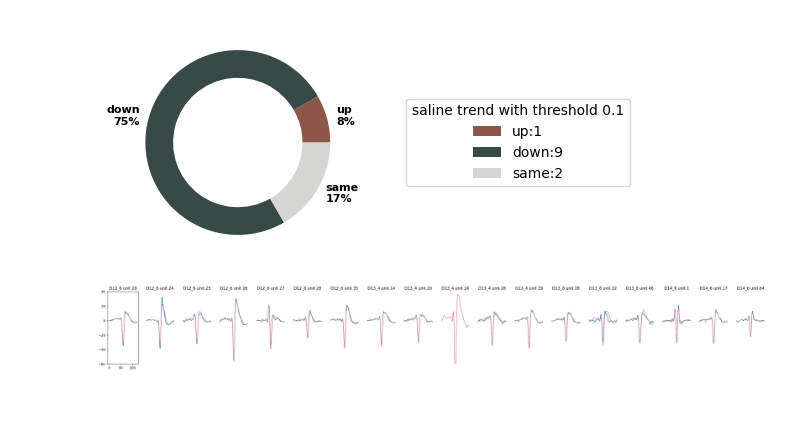
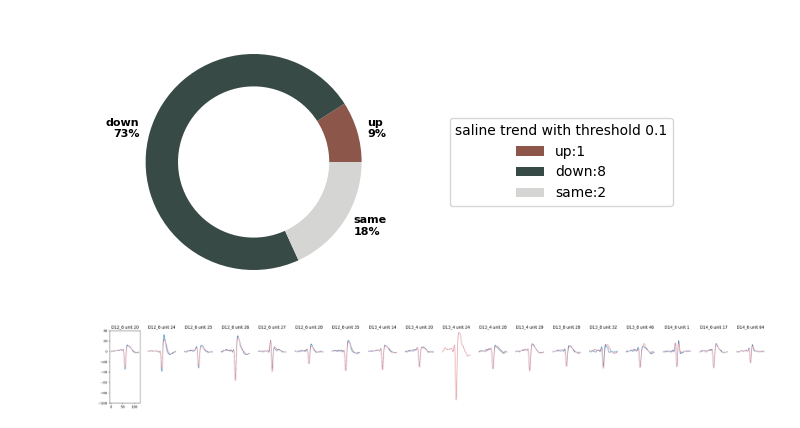
Before and after one commit to xinhez/Ghost_Project-2, a Jupyter notebook: plot_2nd_deepbrain.ipynb, the cells around one changed output. Cells and saved outputs as stored; diff of their text form; code cells hidden in the pictures; blank space fills up the shorter version.

Commit message:
Add drug script.

```diff
--- a/plot_2nd_deepbrain.ipynb
+++ b/plot_2nd_deepbrain.ipynb
@@ -19,7 +19,7 @@ curations = {
         'D12_6': [24,25,27,28,33],
         'D13_4': [14,28],
         'D13_8': [28,31],
-        'D14_6': [1,27,56],
+        'D14_6': [1,27],#,56],
     },
     'drug': {
         'D12_6': [20,24,25,26,27,28,35],
@@ -103,7 +104,7 @@ for subject, subject_units in curations[substance].items():
         ax.plot(template_before, color=palette[f'before-{substance}'])
         ax.plot(template_after, color=palette[f'after-{substance}'])
         ax.set_title(f'{subject} unit {unit_id}')
-        ax.set_ylim(-60, 40)
+        ax.set_ylim(-100, 40)
         if unit_index != 1: ax.set_axis_off()
         unit_index += 1
 
@@ -135,6 +136,7 @@ for subject, subject_units in curations[substance].items():
         waveforms_adatas.append(adata_after)
 
 waveforms_adata = ad.concat(waveforms_adatas, index_unique='#')
+plt.savefig(f'{figure_output_folder}/saline_templates.pdf')
 plt.show()
 plt.clf()
 plt.close('all')
@@ -179,35 +197,36 @@ def count_unit(grouped):
     difference = abs(rate_after - rate_before)
     if difference <= no_change_threshold:
         unit_counts['same'] += 1
     elif rate_after > rate_before:
         unit_counts['up'] += 1
     else:
         unit_counts['down'] += 1
 stats.groupby(['subject', 'unit_id']).apply(count_unit)
 
 fig, ax = plt.subplots(figsize=(6, 3), subplot_kw=dict(aspect="equal"))
 
 counts = list(unit_counts.values())
 trend_counts = [f'{k}:{v}' for k,v in unit_counts.items()]
 trend_percents = [f'{k}\n{v/sum(unit_counts.values())*100:0.0f}%' for k,v in unit_counts.items()]
 
 
 def func(pct, allvals):
     absolute = int(np.round(pct/100.*np.sum(allvals)))
     return f"{pct:.1f}%\n({absolute:d})"
 
 wedges, autotexts = ax.pie(counts, labels=trend_percents,
                                 wedgeprops=dict(width=0.3), colors=['#8C564B', '#374A46', '#d5d5d4'])
 
 ax.legend(wedges, trend_counts,
         title=f'{substance} trend with threshold {no_change_threshold}',
         loc="center left",
         bbox_to_anchor=(1.2, 0, 0.5, 1))
-
+plt.tight_layout()
+plt.savefig(f'{figure_output_folder}/saline_donut.pdf', bbox_inches='tight')
 plt.setp(autotexts, size=8, weight="bold")
 plt.show()
 # %% [output]
-[figure, old version]
+[figure, new version]
 # %%
 sortdate = '240507'
 substance = 'drug'
@@ -260,7 +279,7 @@ for subject, subject_units in curations[substance].items():
         ax.plot(template_before, color=palette[f'before-{substance}'])
         ax.plot(template_after, color=palette[f'after-{substance}'])
         ax.set_title(f'{subject} unit {unit_id}')
-        ax.set_ylim(-60, 40)
+        ax.set_ylim(-100, 40)
         if unit_index != 1: ax.set_axis_off()
         unit_index += 1
 
@@ -292,8 +311,9 @@ for subject, subject_units in curations[substance].items():
         waveforms_adatas.append(adata_after)
 
 waveforms_adata = ad.concat(waveforms_adatas, index_unique='#')
+plt.savefig(f'{figure_output_folder}/drug_templates.pdf')
 plt.show()
 plt.clf()
 plt.close('all')
 # %% [output]
-[figure, old version]
+[figure, new version]
```
Also changed, not shown: parts of 11 cells of this notebook.
